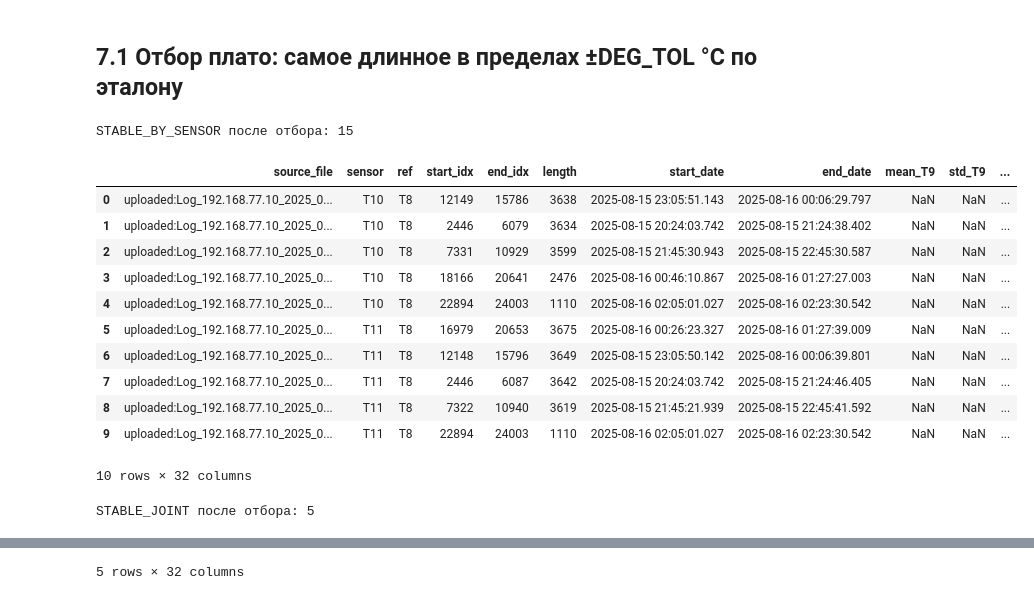
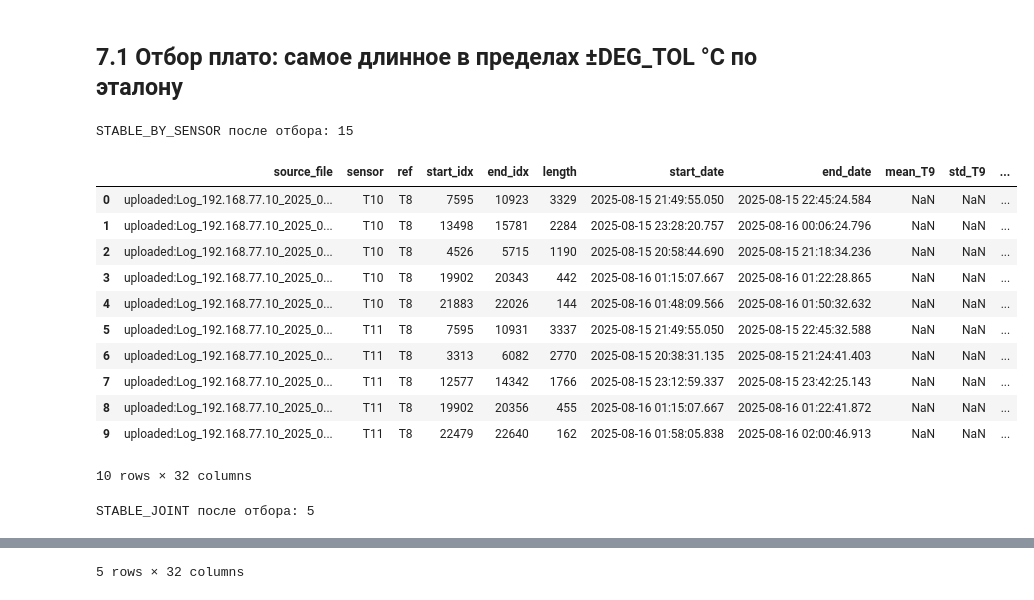
Before and after one commit to AlexFedotovComputing/sensor_calibration, a Jupyter notebook: temperature_stability_modular_v2.ipynb, the cells around one changed output, grey strips where cells are left out. Cells and saved outputs as stored; diff of their text form; code cells hidden in the pictures.

```diff
--- a/temperature_stability_modular_v2.ipynb
+++ b/temperature_stability_modular_v2.ipynb
@@ -11,15 +11,25 @@ import pandas as pd
 from IPython.display import display
 
 # Параметры
+# DATE_FORMAT — формат даты в исходных файлах; оставьте пустым, чтобы pandas подбирал его автоматически.
+# REF_IDX — индекс эталонного датчика (столбец T{REF_IDX}); относительно него оцениваем остальные каналы.
+# N_FOLLOW — число соседних значений, которые проверяются вместе при поиске стабильных интервалов.
+# WINDOW_N — длина скользящего окна в отсчётах для расчёта средних и стандартных отклонений.
+# STD_THR — максимальное допустимое стандартное отклонение внутри окна; выше — считаем участок нестабильным.
+# DIFF_THR — допустимая средняя разница между последовательными измерениями; превышение сигналит о скачках.
+# MIN_LEN — минимальное число точек, чтобы сегмент считался значимым при анализе стабильности.
+# DEG_TOL — допускаемое расхождение каналов с эталоном в градусах, пока они считаются исправными.
+# MAX_REF_RANGE — предельный размах значений эталонного канала; если шире, эталон нужно пересмотреть.
+# GROUP_BY_FILE — при True данные обрабатываются по каждому исходному файлу отдельно, а не одной лентой.
 DATE_FORMAT = ''
 REF_IDX = 8
 N_FOLLOW = 3
 WINDOW_N = 50
-STD_THR = 2e-3
+STD_THR = 1e-3
 DIFF_THR = 2e-3
 MIN_LEN = 20
 DEG_TOL = 1.0
-MAX_REF_DRIFT = 0.3
+MAX_REF_RANGE = 0.3
 GROUP_BY_FILE = True
 
 # Имена датчиков для отчёта
@@ -106,7 +116,7 @@ def summarize_interval(df, cols, s, e):
         row[f'std_{c}'] = float(np.nanstd(vals, ddof=1)) if good.sum()>1 else np.nan
         row[f'min_{c}'] = float(np.nanmin(vals)) if good.any() else np.nan
         row[f'max_{c}'] = float(np.nanmax(vals)) if good.any() else np.nan
-        row[f'drift_{c}'] = row[f'max_{c}'] - row[f'min_{c}'] if good.any() else np.nan
+        row[f'range_{c}'] = row[f'max_{c}'] - row[f'min_{c}'] if good.any() else np.nan
     return row
 
 def median_level(series, s, e):
@@ -131,7 +141,7 @@ def split_segment_by_ref_buckets(ref_series, s, e, deg_tol):
     segments.append((start,e))
     return segments
 
-def detect_stability_improved(data, ref_idx, follow_idxs, window=20, std_thr=0.05, diff_thr=0.002, min_len=20, group_by_file=True, split_by_ref_buckets=True, deg_tol=1.0, max_ref_drift=0.3):
+def detect_stability_improved(data, ref_idx, follow_idxs, window=20, std_thr=0.05, diff_thr=0.002, min_len=20, group_by_file=True, split_by_ref_buckets=True, deg_tol=1.0, max_ref_range=0.3):
     ref_col=f'T{ref_idx}'; follow_cols=[f'T{i}' for i in follow_idxs]
     for c in [ref_col]+follow_cols:
         if c not in data.columns: raise ValueError(f'Missing column: {c}')
@@ -159,8 +169,8 @@ def detect_stability_improved(data, ref_idx, follow_idxs, window=20, std_thr=0.0
                     first_idx=int(first_idx_by_source.get(src,0)); row['start_idx_abs']=row['start_idx']+first_idx; row['end_idx_abs']=row['end_idx']+first_idx
                 else:
                     row['start_idx_abs']=row['start_idx']; row['end_idx_abs']=row['end_idx']
-                ref_med=median_level(g[ref_col], ss, ee); row['ref_level']=ref_med; row['drift_ref']=row.get(f'drift_{ref_col}', np.nan)
-                if max_ref_drift is not None and not np.isnan(row['drift_ref']) and row['drift_ref']>max_ref_drift: continue
+                ref_med=median_level(g[ref_col], ss, ee); row['ref_level']=ref_med; row['range_ref']=row.get(f'range_{ref_col}', np.nan)
+                if max_ref_range is not None and not np.isnan(row['range_ref']) and row['range_ref']>max_ref_range: continue
                 container.append(row)
         for (s,e) in [(s,e) for (s,e) in segments_from_mask(joint_mask, window) if (e-s+1)>=int(min_len)]:
             _emit_segment(s,e,[ref_col]+follow_cols, {'ref':ref_col, 'followers':','.join(follow_cols)}, joint_rows)
@@ -204,6 +214,7 @@ def select_longest_per_degree(table, data, ref_idx, mode, deg_tol=1.0, strategy=
 # %%
 # === 3.1) Виджеты/загрузка — упрощено ===
 print('Секция виджетов удалена в упрощённом режиме.')
+IN_COLAB=False
 # %% [output]
 Секция виджетов удалена в упрощённом режиме.
 # %%
@@ -380,7 +391,7 @@ if 'detect_stability_improved' not in globals() or 'select_longest_per_degree' n
             row[f'std_{c}'] = float(np.nanstd(vals, ddof=1)) if good.sum()>1 else np.nan
             row[f'min_{c}'] = float(np.nanmin(vals)) if good.any() else np.nan
             row[f'max_{c}'] = float(np.nanmax(vals)) if good.any() else np.nan
-            row[f'drift_{c}'] = row[f'max_{c}'] - row[f'min_{c}'] if good.any() else np.nan
+            row[f'range_{c}'] = row[f'max_{c}'] - row[f'min_{c}'] if good.any() else np.nan
         return row
 
     def median_level(series, s, e):
@@ -405,7 +416,7 @@ if 'detect_stability_improved' not in globals() or 'select_longest_per_degree' n
         segments.append((start,e))
         return segments
 
-    def detect_stability_improved(data, ref_idx, follow_idxs, window=20, std_thr=0.05, diff_thr=0.002, min_len=20, group_by_file=True, split_by_ref_buckets=True, deg_tol=1.0, max_ref_drift=0.3):
+    def detect_stability_improved(data, ref_idx, follow_idxs, window=20, std_thr=0.05, diff_thr=0.002, min_len=20, group_by_file=True, split_by_ref_buckets=True, deg_tol=1.0, max_ref_range=0.3):
         ref_col=f'T{ref_idx}'; follow_cols=[f'T{i}' for i in follow_idxs]
         for c in [ref_col]+follow_cols:
             if c not in data.columns: raise ValueError(f'Missing column: {c}')
@@ -433,8 +444,8 @@ if 'detect_stability_improved' not in globals() or 'select_longest_per_degree' n
                         first_idx=int(first_idx_by_source.get(src,0)); row['start_idx_abs']=row['start_idx']+first_idx; row['end_idx_abs']=row['end_idx']+first_idx
                     else:
                         row['start_idx_abs']=row['start_idx']; row['end_idx_abs']=row['end_idx']
-                    ref_med=median_level(g[ref_col], ss, ee); row['ref_level']=ref_med; row['drift_ref']=row.get(f'drift_{ref_col}', np.nan)
-                    if max_ref_drift is not None and not np.isnan(row['drift_ref']) and row['drift_ref']>max_ref_drift: continue
+                    ref_med=median_level(g[ref_col], ss, ee); row['ref_level']=ref_med; row['range_ref']=row.get(f'range_{ref_col}', np.nan)
+                    if max_ref_range is not None and not np.isnan(row['range_ref']) and row['range_ref']>max_ref_range: continue
                     container.append(row)
             for (s,e) in [(s,e) for (s,e) in segments_from_mask(joint_mask, window) if (e-s+1)>=int(min_len)]:
                 _emit_segment(s,e,[ref_col]+follow_cols, {'ref':ref_col, 'followers':','.join(follow_cols)}, joint_rows)
@@ -483,7 +494,7 @@ STABLE_JOINT, STABLE_BY_SENSOR = detect_stability_improved(
     DATA, ref_idx=REF_IDX, follow_idxs=follow_idxs,
     window=WINDOW_N, std_thr=STD_THR, diff_thr=DIFF_THR,
     min_len=MIN_LEN, group_by_file=GROUP_BY_FILE,
-    split_by_ref_buckets=True, deg_tol=DEG_TOL, max_ref_drift=MAX_REF_DRIFT
+    split_by_ref_buckets=True, deg_tol=DEG_TOL, max_ref_range=MAX_REF_RANGE
 )
 print('Обнаружено интервалов: совместных =', 0 if STABLE_JOINT is None else len(STABLE_JOINT),
       '; по датчику =', 0 if STABLE_BY_SENSOR is None else len(STABLE_BY_SENSOR))
@@ -544,7 +555,7 @@ if 'detect_stability_improved' not in globals() or 'select_longest_per_degree' n
             row[f'std_{c}'] = float(np.nanstd(vals, ddof=1)) if good.sum()>1 else np.nan
             row[f'min_{c}'] = float(np.nanmin(vals)) if good.any() else np.nan
             row[f'max_{c}'] = float(np.nanmax(vals)) if good.any() else np.nan
-            row[f'drift_{c}'] = row[f'max_{c}'] - row[f'min_{c}'] if good.any() else np.nan
+            row[f'range_{c}'] = row[f'max_{c}'] - row[f'min_{c}'] if good.any() else np.nan
         return row
 
     def median_level(series, s, e):
@@ -569,7 +580,7 @@ if 'detect_stability_improved' not in globals() or 'select_longest_per_degree' n
         segments.append((start,e))
         return segments
 
-    def detect_stability_improved(data, ref_idx, follow_idxs, window=20, std_thr=0.05, diff_thr=0.002, min_len=20, group_by_file=True, split_by_ref_buckets=True, deg_tol=1.0, max_ref_drift=0.3):
+    def detect_stability_improved(data, ref_idx, follow_idxs, window=20, std_thr=0.05, diff_thr=0.002, min_len=20, group_by_file=True, split_by_ref_buckets=True, deg_tol=1.0, max_ref_range=0.3):
         ref_col=f'T{ref_idx}'; follow_cols=[f'T{i}' for i in follow_idxs]
         for c in [ref_col]+follow_cols:
             if c not in data.columns: raise ValueError(f'Missing column: {c}')
@@ -597,8 +608,8 @@ if 'detect_stability_improved' not in globals() or 'select_longest_per_degree' n
                         first_idx=int(first_idx_by_source.get(src,0)); row['start_idx_abs']=row['start_idx']+first_idx; row['end_idx_abs']=row['end_idx']+first_idx
                     else:
                         row['start_idx_abs']=row['start_idx']; row['end_idx_abs']=row['end_idx']
-                    ref_med=median_level(g[ref_col], ss, ee); row['ref_level']=ref_med; row['drift_ref']=row.get(f'drift_{ref_col}', np.nan)
-                    if max_ref_drift is not None and not np.isnan(row['drift_ref']) and row['drift_ref']>max_ref_drift: continue
+                    ref_med=median_level(g[ref_col], ss, ee); row['ref_level']=ref_med; row['range_ref']=row.get(f'range_{ref_col}', np.nan)
+                    if max_ref_range is not None and not np.isnan(row['range_ref']) and row['range_ref']>max_ref_range: continue
                     container.append(row)
             for (s,e) in [(s,e) for (s,e) in segments_from_mask(joint_mask, window) if (e-s+1)>=int(min_len)]:
                 _emit_segment(s,e,[ref_col]+follow_cols, {'ref':ref_col, 'followers':','.join(follow_cols)}, joint_rows)
@@ -626,43 +637,43 @@ if 'detect_stability_improved' not in globals() or 'select_longest_per_degree' n
         for _, grp in tbl.sort_values('ref_level').groupby(group_keys, as_index=False):
             g=grp.sort_values('ref_level').reset_index(drop=True)
             if strategy in ('bucket','bucket_centered') or centered:
                 bins = np.floor((g['ref_level'] + 0.5*deg_tol)/deg_tol).astype(int) if (strategy=='bucket_centered' or centered) else np.floor(g['ref_level']/deg_tol).astype(int)
                 g=g.assign(_bin=bins)
                 keep = g.sort_values('length', ascending=False).groupby('_bin', as_index=False).head(1)
                 out.append(keep.drop(columns=['_bin']))
             else:
                 i,n=0,len(g)
                 while i<n:
                     start_val=g.loc[i,'ref_level']; j=i
                     while j+1<n and (g.loc[j+1,'ref_level']-start_val) <= deg_tol: j+=1
                     cluster=g.loc[i:j].copy()
                     keep = cluster.sort_values(['length','end_idx'], ascending=[False,False]).iloc[0:1]
                     out.append(keep); i=j+1
         return pd.concat(out, ignore_index=True) if out else tbl
 
 # === 8) Отбор по полочкам: один самый длинный интервал на корзину ===
 assert DATA is not None, 'Нет DATA.'
 if STABLE_BY_SENSOR is not None and not STABLE_BY_SENSOR.empty:
     STABLE_BY_SENSOR = select_longest_per_degree(STABLE_BY_SENSOR, DATA, REF_IDX, mode='by_sensor', deg_tol=DEG_TOL, strategy='bucket_centered', centered=True)
     print('STABLE_BY_SENSOR после отбора:', len(STABLE_BY_SENSOR))
     display(STABLE_BY_SENSOR.head(10))
 if STABLE_JOINT is not None and not STABLE_JOINT.empty:
     STABLE_JOINT = select_longest_per_degree(STABLE_JOINT, DATA, REF_IDX, mode='joint', deg_tol=DEG_TOL, strategy='bucket_centered', centered=True)
     print('STABLE_JOINT после отбора:', len(STABLE_JOINT))
     display(STABLE_JOINT.head(10))
 # %% [output]
 STABLE_BY_SENSOR после отбора: 15
 |  | source_file | sensor | ref | start_idx | end_idx | length | start_date | end_date | mean_T9 | std_T9 | ... |
-| 0 | uploaded:Log_192.168.77.10_2025_0... | T10 | T8 | 12149 | 15786 | 3638 | 2025-08-15 23:05:51.143 | 2025-08-16 00:06:29.797 | NaN | NaN | ... |
-| 1 | uploaded:Log_192.168.77.10_2025_0... | T10 | T8 | 2446 | 6079 | 3634 | 2025-08-15 20:24:03.742 | 2025-08-15 21:24:38.402 | NaN | NaN | ... |
-| 2 | uploaded:Log_192.168.77.10_2025_0... | T10 | T8 | 7331 | 10929 | 3599 | 2025-08-15 21:45:30.943 | 2025-08-15 22:45:30.587 | NaN | NaN | ... |
-| 3 | uploaded:Log_192.168.77.10_2025_0... | T10 | T8 | 18166 | 20641 | 2476 | 2025-08-16 00:46:10.867 | 2025-08-16 01:27:27.003 | NaN | NaN | ... |
-| 4 | uploaded:Log_192.168.77.10_2025_0... | T10 | T8 | 22894 | 24003 | 1110 | 2025-08-16 02:05:01.027 | 2025-08-16 02:23:30.542 | NaN | NaN | ... |
-| 5 | uploaded:Log_192.168.77.10_2025_0... | T11 | T8 | 16979 | 20653 | 3675 | 2025-08-16 00:26:23.327 | 2025-08-16 01:27:39.009 | NaN | NaN | ... |
-| 6 | uploaded:Log_192.168.77.10_2025_0... | T11 | T8 | 12148 | 15796 | 3649 | 2025-08-15 23:05:50.142 | 2025-08-16 00:06:39.801 | NaN | NaN | ... |
-| 7 | uploaded:Log_192.168.77.10_2025_0... | T11 | T8 | 2446 | 6087 | 3642 | 2025-08-15 20:24:03.742 | 2025-08-15 21:24:46.405 | NaN | NaN | ... |
-| 8 | uploaded:Log_192.168.77.10_2025_0... | T11 | T8 | 7322 | 10940 | 3619 | 2025-08-15 21:45:21.939 | 2025-08-15 22:45:41.592 | NaN | NaN | ... |
-| 9 | uploaded:Log_192.168.77.10_2025_0... | T11 | T8 | 22894 | 24003 | 1110 | 2025-08-16 02:05:01.027 | 2025-08-16 02:23:30.542 | NaN | NaN | ... |
+| 0 | uploaded:Log_192.168.77.10_2025_0... | T10 | T8 | 7595 | 10923 | 3329 | 2025-08-15 21:49:55.050 | 2025-08-15 22:45:24.584 | NaN | NaN | ... |
+| 1 | uploaded:Log_192.168.77.10_2025_0... | T10 | T8 | 13498 | 15781 | 2284 | 2025-08-15 23:28:20.757 | 2025-08-16 00:06:24.796 | NaN | NaN | ... |
+| 2 | uploaded:Log_192.168.77.10_2025_0... | T10 | T8 | 4526 | 5715 | 1190 | 2025-08-15 20:58:44.690 | 2025-08-15 21:18:34.236 | NaN | NaN | ... |
+| 3 | uploaded:Log_192.168.77.10_2025_0... | T10 | T8 | 19902 | 20343 | 442 | 2025-08-16 01:15:07.667 | 2025-08-16 01:22:28.865 | NaN | NaN | ... |
+| 4 | uploaded:Log_192.168.77.10_2025_0... | T10 | T8 | 21883 | 22026 | 144 | 2025-08-16 01:48:09.566 | 2025-08-16 01:50:32.632 | NaN | NaN | ... |
+| 5 | uploaded:Log_192.168.77.10_2025_0... | T11 | T8 | 7595 | 10931 | 3337 | 2025-08-15 21:49:55.050 | 2025-08-15 22:45:32.588 | NaN | NaN | ... |
+| 6 | uploaded:Log_192.168.77.10_2025_0... | T11 | T8 | 3313 | 6082 | 2770 | 2025-08-15 20:38:31.135 | 2025-08-15 21:24:41.403 | NaN | NaN | ... |
+| 7 | uploaded:Log_192.168.77.10_2025_0... | T11 | T8 | 12577 | 14342 | 1766 | 2025-08-15 23:12:59.337 | 2025-08-15 23:42:25.143 | NaN | NaN | ... |
+| 8 | uploaded:Log_192.168.77.10_2025_0... | T11 | T8 | 19902 | 20356 | 455 | 2025-08-16 01:15:07.667 | 2025-08-16 01:22:41.872 | NaN | NaN | ... |
+| 9 | uploaded:Log_192.168.77.10_2025_0... | T11 | T8 | 22479 | 22640 | 162 | 2025-08-16 01:58:05.838 | 2025-08-16 02:00:46.913 | NaN | NaN | ... |
 10 rows × 32 columns
 STABLE_JOINT после отбора: 5
 |  | source_file | ref | followers | start_idx | end_idx | length | start_date | end_date | mean_T8 | std_T8 | ... |
```
Also changed, not shown: parts of 11 cells of this notebook, 5 other files.
